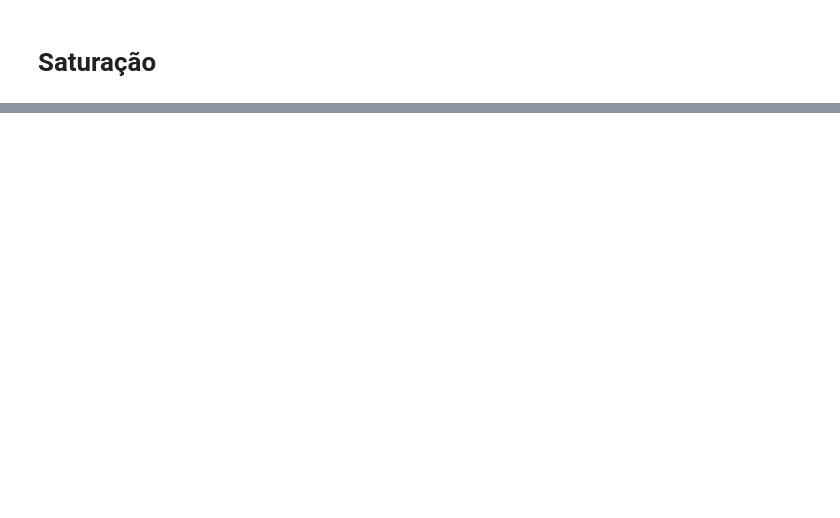
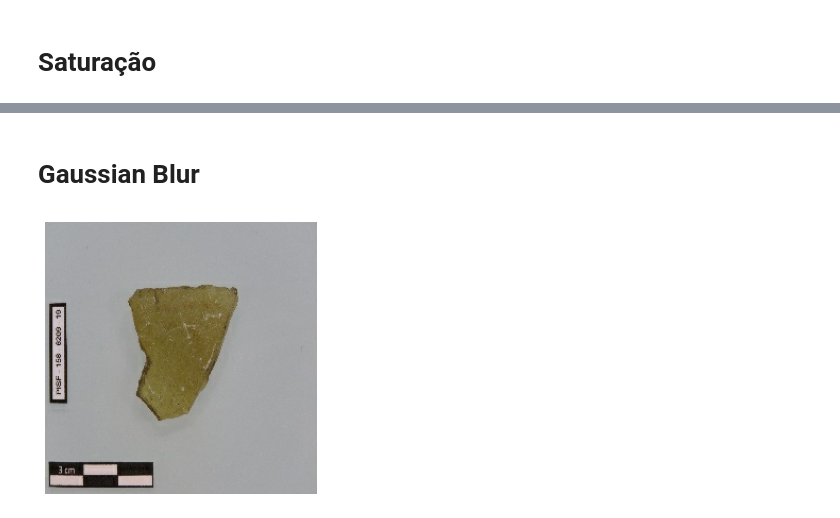
Before and after one commit to ArthurrCr/projeto_classificacao_artefatos, a Jupyter notebook: notebooks/_preprocessamento.ipynb, the cells around one changed output, grey strips where cells are left out. Cells and saved outputs as stored; diff of their text form; code cells hidden in the pictures; blank space fills up the shorter version.

```diff
--- a/notebooks/_preprocessamento.ipynb
+++ b/notebooks/_preprocessamento.ipynb
@@ -110,0 +115,11 @@ plt.show()
+# %% [markdown]
+# Gaussian Blur
+# %%
+gaussian_blur = apply_gaussian_blur(original_image, kernel_size=3, sigma=0.01)
+
+plt.figure(figsize=(5, 5))
+plt.imshow(gaussian_blur)
+plt.axis('off')
+plt.show()
+# %% [output]
+[figure, added]
```
Also changed, not shown: parts of 14 cells of this notebook, 6 other files.
